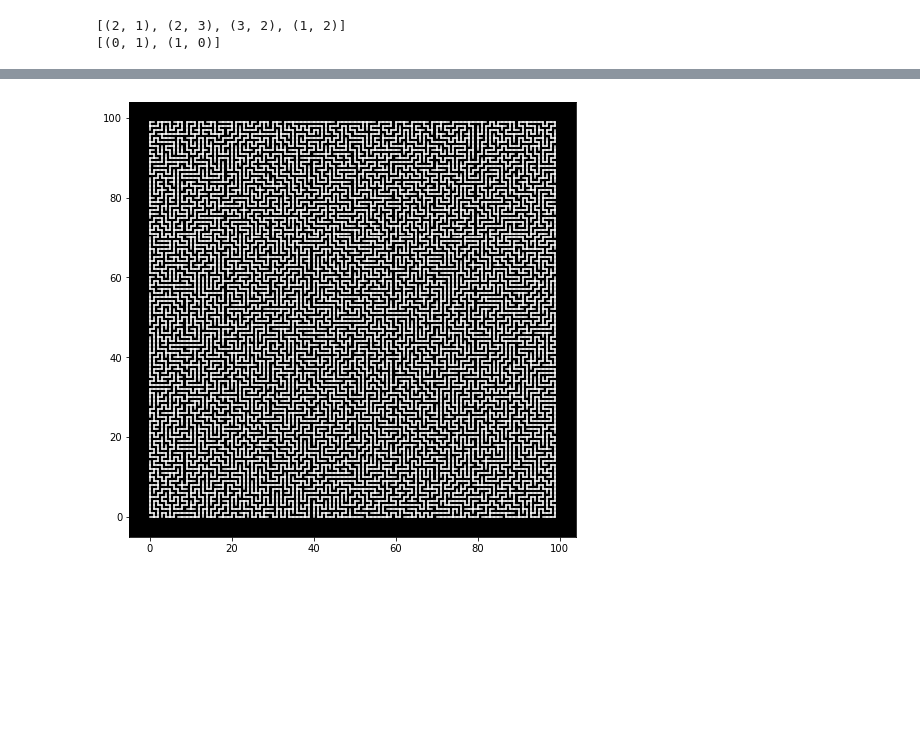
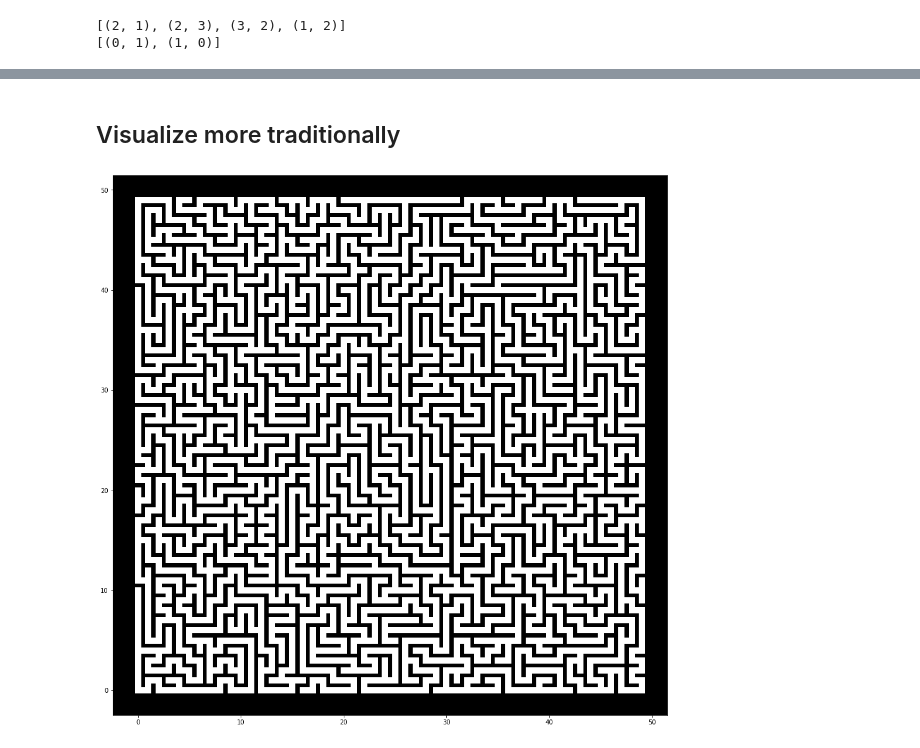
Before and after one commit to Jollyhrothgar/drawing_with_math, a Jupyter notebook: Mazes.ipynb, the cells around one changed output, grey strips where cells are left out. Cells and saved outputs as stored; diff of their text form; code cells hidden in the pictures; blank space fills up the shorter version.

Commit message:
Added more Maze visualization

```diff
--- a/Mazes.ipynb
+++ b/Mazes.ipynb
@@ -136,7 +136,7 @@ class Maze(object):
           self._path[(current_cell, next_cell)] = (next_cell, current_cell)
 #         print(current_cell, "->", next_cell)
 # %%
-m = Maze(100, 100)
+m = Maze(50, 50)
 # %%
 print(m.get_neighbors_list(cell=(2,2)))
 print(m.get_neighbors_list(cell=(0,0)))
@@ -149,0 +152,8 @@ import matplotlib.pyplot as plt
+# %%
+fig, ax = plt.subplots(figsize=(16, 16))
+for path in m._path:
+  ((x1, y1), (x2, y2)) = path
+  x_values = [x1, x2]
+  y_values = [y1, y2]
+  ax.plot(x_values, y_values, color='red')
+  ax.scatter(x_values, y_values, color='black')
@@ -150,10 +162,12 @@ import matplotlib.pyplot as plt
+# %% [markdown]
+## Visualize more traditionally
 # %%
-fig, ax = plt.subplots(figsize=(8, 8))
+fig, ax = plt.subplots(figsize=(16, 16))
 for path in m._path:
   ((x1, y1), (x2, y2)) = path
   x_values = [x1, x2]
   y_values = [y1, y2]
   ax.set_facecolor('black')
-  ax.plot(x_values, y_values, linewidth=1.5, color='white')
+  ax.plot(x_values, y_values, linewidth=10, color='white')
 # %% [output]
-[figure, old version]
+[figure, new version]
```
Also changed, not shown: parts of 2 cells of this notebook.
